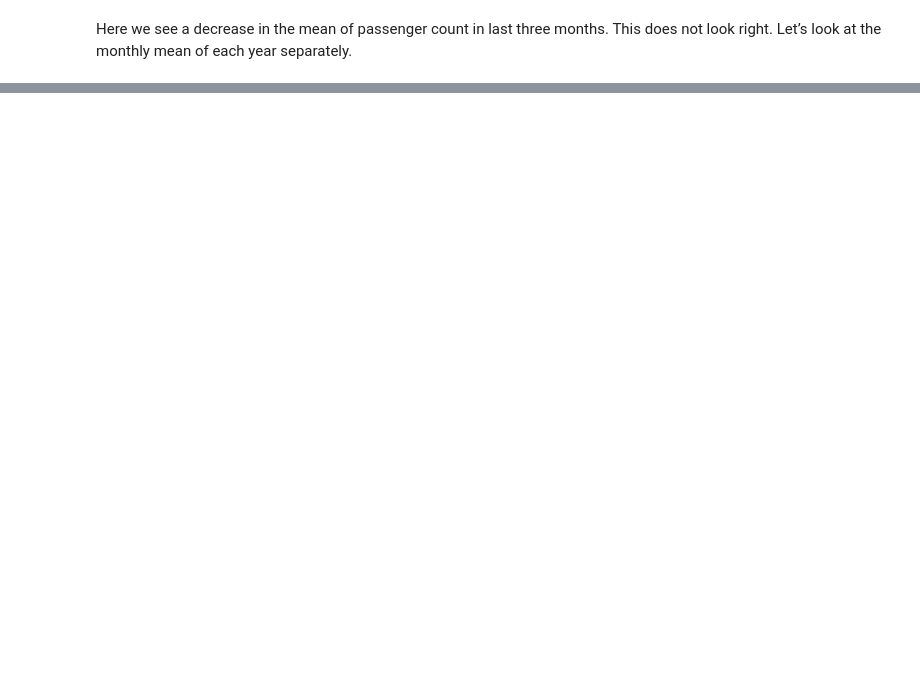
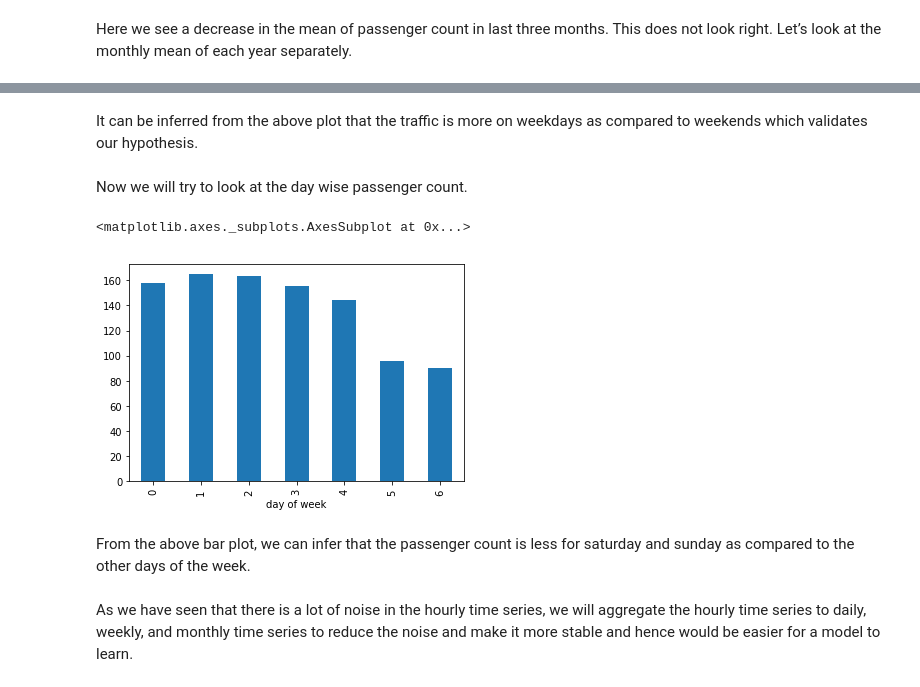
Before and after one commit to gaurav-raii/Jet_Rail_Project, a Jupyter notebook: Jet_rail.ipynb, the cells around one changed output, grey strips where cells are left out. Cells and saved outputs as stored; diff of their text form; code cells hidden in the pictures; blank space fills up the shorter version.

```diff
--- a/Jet_rail.ipynb
+++ b/Jet_rail.ipynb
@@ -126,0 +152,13 @@ temp.plot(figsize=(15,5),title= "Passenger Count(Monthwise)",fontsize=14)
+# %% [markdown]
+It can be inferred from the above plot that the traffic is more on weekdays as compared to weekends which validates our hypothesis.
+# %% [markdown]
+Now we will try to look at the day wise passenger count.
+# %%
+train.groupby('day of week')['Count'].mean().plot.bar()
+# %% [output]
+<matplotlib.axes._subplots.AxesSubplot at 0x...>
+[figure, added]
+# %% [markdown]
+From the above bar plot, we can infer that the passenger count is less for saturday and sunday as compared to the other days of the week.
+# %% [markdown]
+As we have seen that there is a lot of noise in the hourly time series, we will aggregate the hourly time series to daily, weekly, and monthly time series to reduce the noise and make it more stable and hence would be easier for a model to learn.
```
Also changed, not shown: parts of 22 cells of this notebook.
